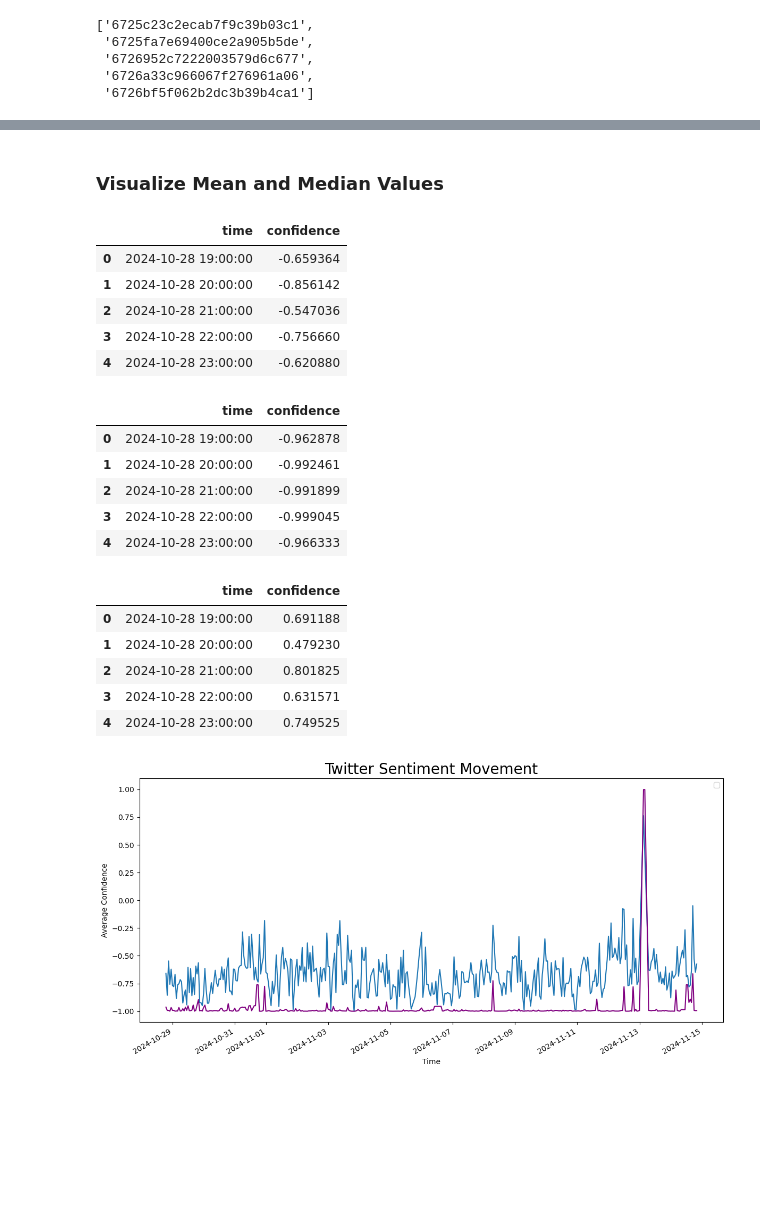
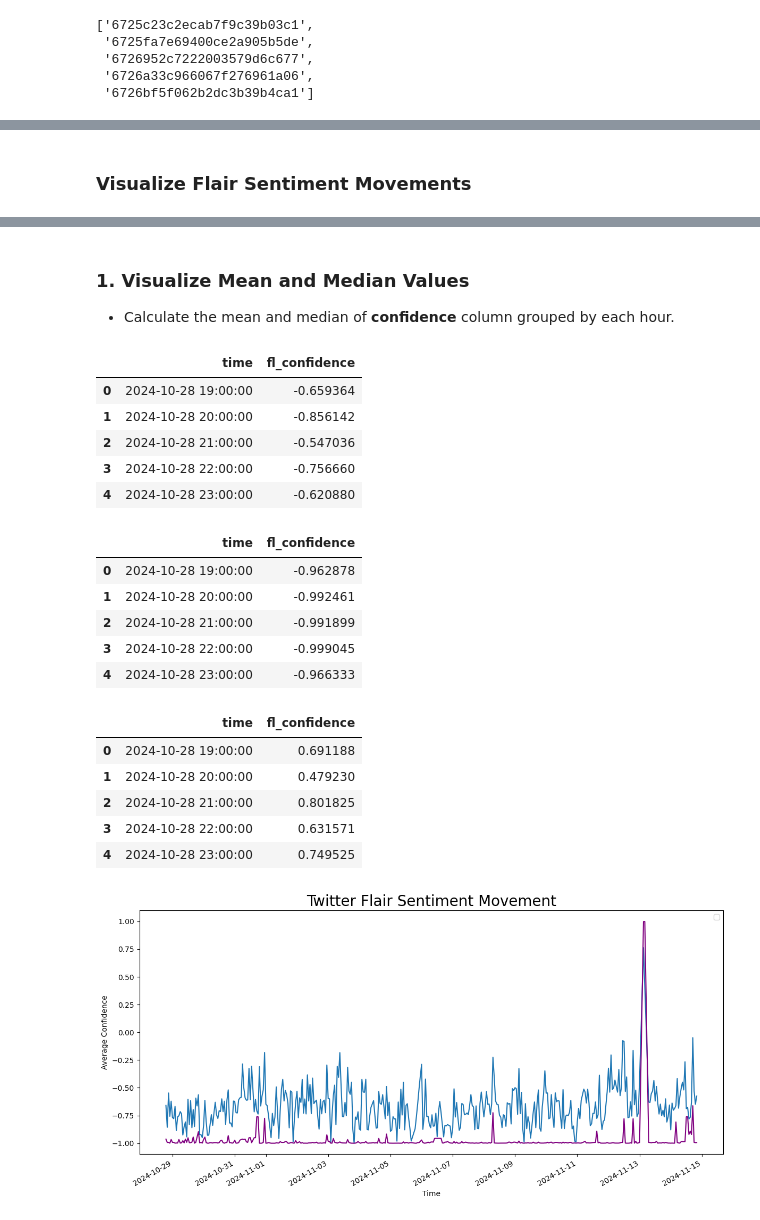
Before and after one commit to RubyQianru/Crypto-Price-and-Twitter-Sentimental-Analysis, a Jupyter notebook: main.ipynb, the cells around one changed output, grey strips where cells are left out. Cells and saved outputs as stored; diff of their text form; code cells hidden in the pictures; blank space fills up the shorter version.

```diff
--- a/main.ipynb
+++ b/main.ipynb
@@ -177,7 +227,10 @@ tw_data.describe()
+# %% [markdown]
+### Visualize Flair Sentiment Movements
 # %%
-tw_data['confidence'] = np.where(tw_data['sentiment'] == 'NEGATIVE',
-                                 -tw_data['confidence'],
-                                 tw_data['confidence'])
+# Preprocess fl_confidence value by fl_sentiment column.
+tw_data['fl_confidence'] = np.where(tw_data['fl_sentiment'] == 'NEGATIVE',
+                                 -tw_data['fl_confidence'],
+                                 tw_data['fl_confidence'])
 tw_data.head(3)
 # %% [output]
 |  | name | tweet_id | screen_name | bookmarks | favorites | created_at | text | lang | quotes | replies | ... |
@@ -186,7 +239,8 @@ tw_data.head(3)
 | BTC | bitcoin | 1850228656704049285 | Ashcryptoreal | 88 | 9210 | Sat Oct 26 17:31:02 +0000 2024 | If Bitcoin breaks $72,000 by the ... | en | 21 | 952 | ... |
 | BTC | bitcoin | 1849812562323325395 | Vivek4real_ | 23 | 4219 | Fri Oct 25 13:57:37 +0000 2024 | Like, If you think Microsoft shou... | en | 14 | 163 | ... |
 # %% [markdown]
-### Visualize Mean and Median Values
+### 1. Visualize Mean and Median Values
+- Calculate the mean and median of **confidence** column grouped by each hour.
 # %%
 tw_data['time'] = pd.to_datetime(tw_data['time'])
 # %%
@@ -194,11 +248,11 @@ tw_data = tw_data.sort_values(by='time')
 
 hr_mean = tw_data.groupby(
   tw_data['time'].dt.floor('h')
-  )['confidence'].mean().reset_index()
+  )['fl_confidence'].mean().reset_index()
 
 hr_mean.head()
 # %% [output]
-|  | time | confidence |
+|  | time | fl_confidence |
 | 0 | 2024-10-28 19:00:00 | -0.659364 |
 | 1 | 2024-10-28 20:00:00 | -0.856142 |
 | 2 | 2024-10-28 21:00:00 | -0.547036 |
@@ -207,11 +261,11 @@ hr_mean.head()
 # %%
 hr_med = tw_data.groupby(
   tw_data['time'].dt.floor('h')
-  )['confidence'].median().reset_index()
+  )['fl_confidence'].median().reset_index()
 
 hr_med.head()
 # %% [output]
-|  | time | confidence |
+|  | time | fl_confidence |
 | 0 | 2024-10-28 19:00:00 | -0.962878 |
 | 1 | 2024-10-28 20:00:00 | -0.992461 |
 | 2 | 2024-10-28 21:00:00 | -0.991899 |
@@ -220,11 +274,11 @@ hr_med.head()
 # %%
 hr_std = tw_data.groupby(
   tw_data['time'].dt.floor('h')
-  )['confidence'].std().reset_index()
+  )['fl_confidence'].std().reset_index()
 
 hr_std.head()
 # %% [output]
-|  | time | confidence |
+|  | time | fl_confidence |
 | 0 | 2024-10-28 19:00:00 | 0.691188 |
 | 1 | 2024-10-28 20:00:00 | 0.479230 |
 | 2 | 2024-10-28 21:00:00 | 0.801825 |
@@ -233,17 +287,17 @@ hr_std.head()
 # %%
 plt.figure(figsize=(12, 6))
 
-plt.plot(hr_mean['time'], hr_mean['confidence'])
-plt.plot(hr_med['time'], hr_med['confidence'], color='purple')
+plt.plot(hr_mean['time'], hr_mean['fl_confidence'])
+plt.plot(hr_med['time'], hr_med['fl_confidence'], color='purple')
 
-plt.title('Twitter Sentiment Movement', fontsize=20)
+plt.title('Twitter Flair Sentiment Movement', fontsize=20)
 plt.xlabel('Time')
 plt.ylabel('Average Confidence')
 
 plt.gcf().autofmt_xdate()
 plt.tight_layout()
 plt.legend()
 plt.show()
 # %% [output]
-[figure, old version]
+[figure, new version]
 # %% [markdown]
```
Also changed, not shown: parts of 18 cells of this notebook, 2 other files.
